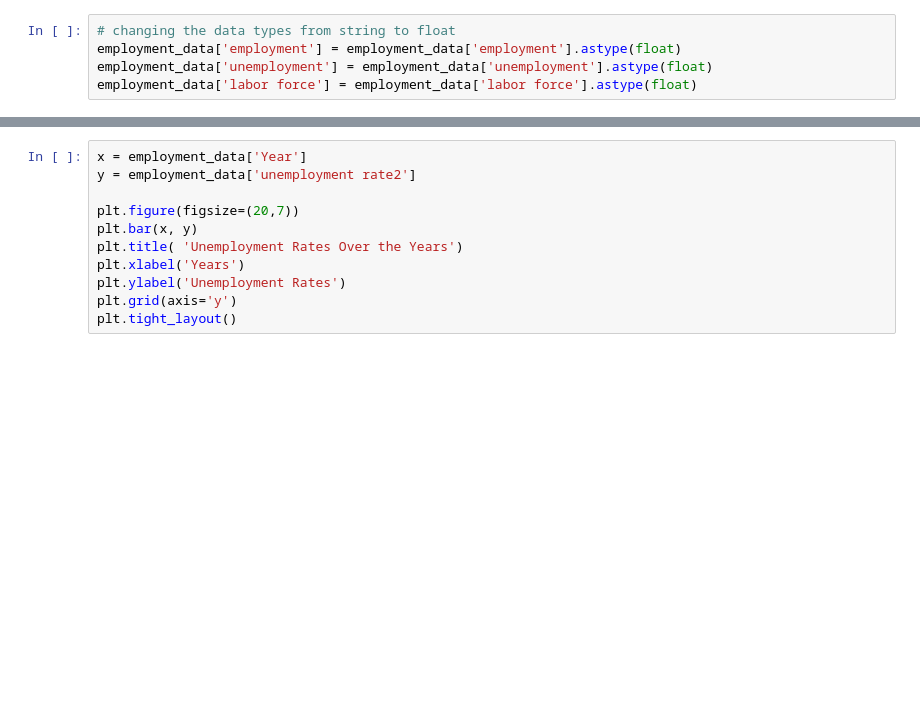
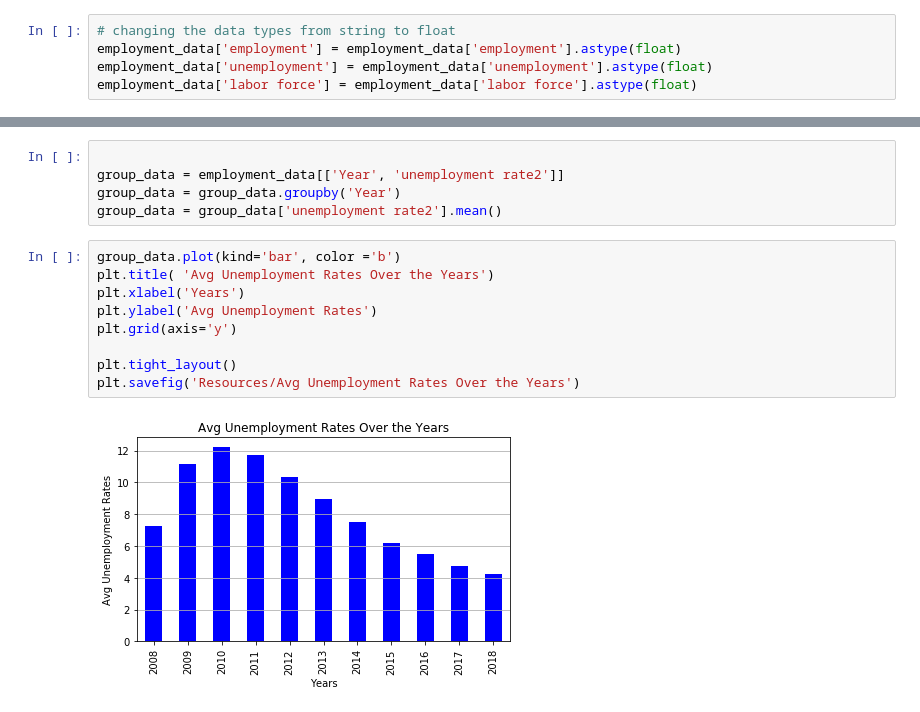
Before and after one commit to csasik/Team7, a Jupyter notebook: employment_rate.ipynb, the cells around one changed output, grey strips where cells are left out. Saved outputs shown, nothing was run; the diff lists cells and outputs as text; blank space fills up the shorter version.

```diff
--- a/employment_rate.ipynb
+++ b/employment_rate.ipynb
@@ -54,14 +85,19 @@ employment_data.head()
+# %%
+
+group_data = employment_data[['Year', 'unemployment rate2']]
+group_data = group_data.groupby('Year')
+group_data = group_data['unemployment rate2'].mean()
 # %%
-x = employment_data['Year']
-y = employment_data['unemployment rate2']
+group_data.plot(kind='bar', color ='b')
+plt.title( 'Avg Unemployment Rates Over the Years')
+plt.xlabel('Years')
+plt.ylabel('Avg Unemployment Rates')
+plt.grid(axis='y')
 
-plt.figure(figsize=(20,7))
-plt.bar(x, y)
-plt.title( 'Unemployment Rates Over the Years')
-plt.xlabel('Years')
-plt.ylabel('Unemployment Rates')
-plt.grid(axis='y')
 plt.tight_layout()
+plt.savefig('Resources/Avg Unemployment Rates Over the Years')
+# %% [output]
+[figure, added]
 # %%
 from matplotlib import dates as mdates
 
```
Also changed, not shown: parts of 9 cells of this notebook, 12 other files.
